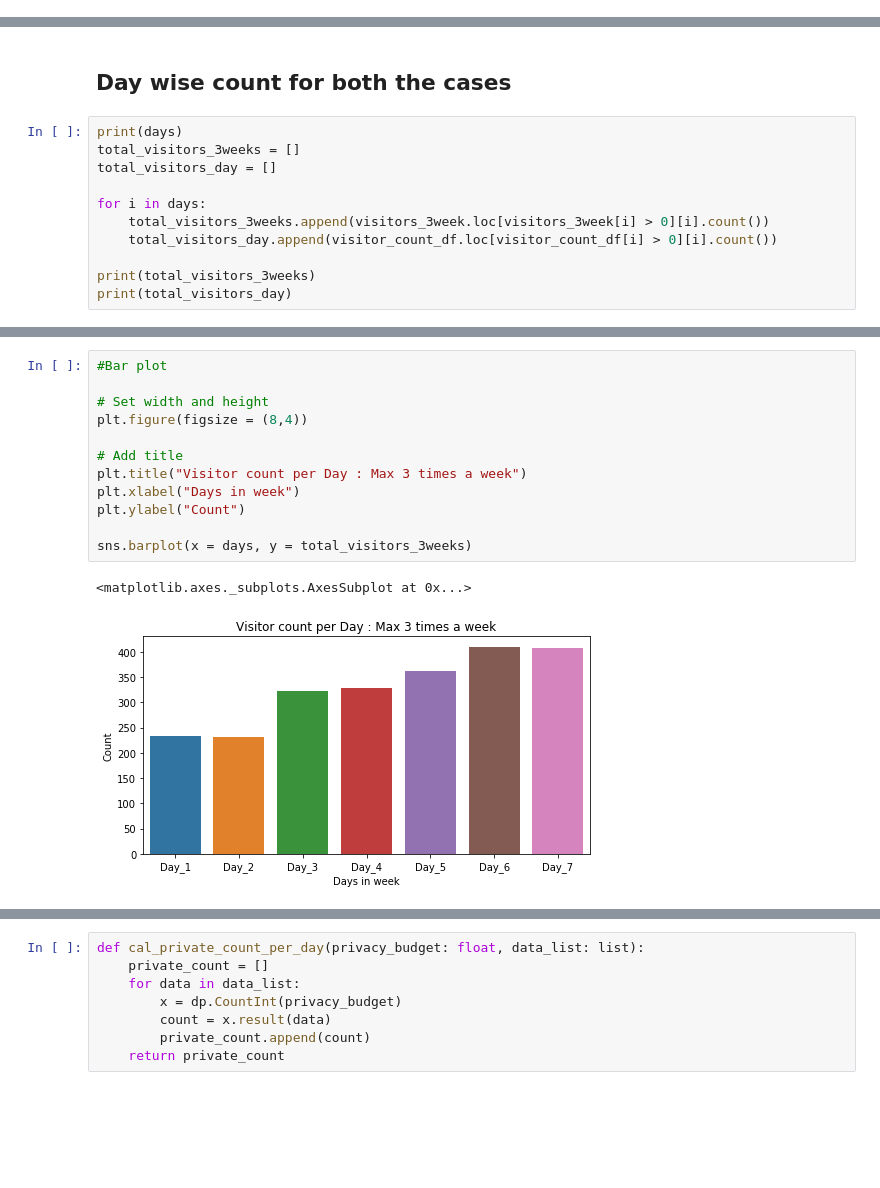
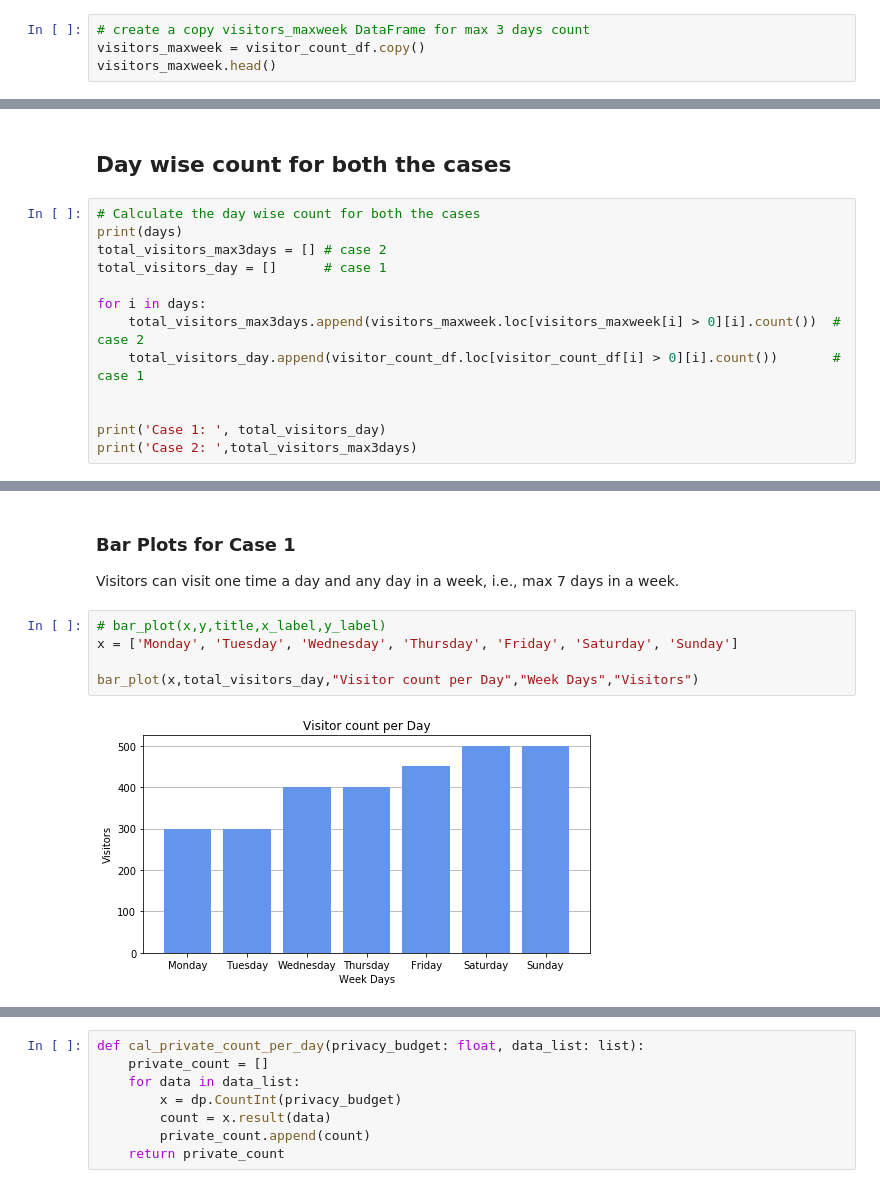
Before and after one commit to shaistha24/demo, a Jupyter notebook: PYDP_demo/restaurant_demo.ipynb, the cells around one changed output, grey strips where cells are left out. Saved outputs shown, nothing was run; the diff lists cells and outputs as text; blank space fills up the shorter version.

```diff
--- a/PYDP_demo/restaurant_demo.ipynb
+++ b/PYDP_demo/restaurant_demo.ipynb
@@ -417,0 +490,4 @@ visitors_3week.loc[visitors_3week["Day_1"] > 0]["Day_1"].count()
+# %%
+# create a copy visitors_maxweek DataFrame for max 3 days count
+visitors_maxweek = visitor_count_df.copy()
+visitors_maxweek.head()
@@ -418,15 +545,17 @@ visitors_3week.loc[visitors_3week["Day_1"] > 0]["Day_1"].count()
 # %% [markdown]
 ## Day wise count for both the cases
 # %%
+# Calculate the day wise count for both the cases
 print(days)
-total_visitors_3weeks = []
-total_visitors_day = []
+total_visitors_max3days = [] # case 2
+total_visitors_day = []      # case 1
 
 for i in days:
-    total_visitors_3weeks.append(visitors_3week.loc[visitors_3week[i] > 0][i].count())
-    total_visitors_day.append(visitor_count_df.loc[visitor_count_df[i] > 0][i].count())
+    total_visitors_max3days.append(visitors_maxweek.loc[visitors_maxweek[i] > 0][i].count())  # case 2
+    total_visitors_day.append(visitor_count_df.loc[visitor_count_df[i] > 0][i].count())       # case 1
 
-print(total_visitors_3weeks)
-print(total_visitors_day)
+
+print('Case 1: ', total_visitors_day)
+print('Case 2: ',total_visitors_max3days)
 # %% [output]
 ['Day_1', 'Day_2', 'Day_3', 'Day_4', 'Day_5', 'Day_6', 'Day_7']
@@ -450,15 +564,10 @@ Text(0,0.5,'Count')
-# %%
-#Bar plot
-
-# Set width and height
-plt.figure(figsize = (8,4))
-
-# Add title
-plt.title("Visitor count per Day : Max 3 times a week")
-plt.xlabel("Days in week")
-plt.ylabel("Count")
-
-sns.barplot(x = days, y = total_visitors_3weeks)
-# %% [output]
-<matplotlib.axes._subplots.AxesSubplot at 0x...>
-[figure, removed]
+# %% [markdown]
+### Bar Plots for Case 1
+Visitors can visit one time a day and any day in a week, i.e., max 7 days in a week.
+# %%
+# bar_plot(x,y,title,x_label,y_label)
+x = ['Monday', 'Tuesday', 'Wednesday', 'Thursday', 'Friday', 'Saturday', 'Sunday']
+
+bar_plot(x,total_visitors_day,"Visitor count per Day","Week Days","Visitors")
+# %% [output]
+[figure, added]
```
Also changed, not shown: parts of 81 cells of this notebook.
